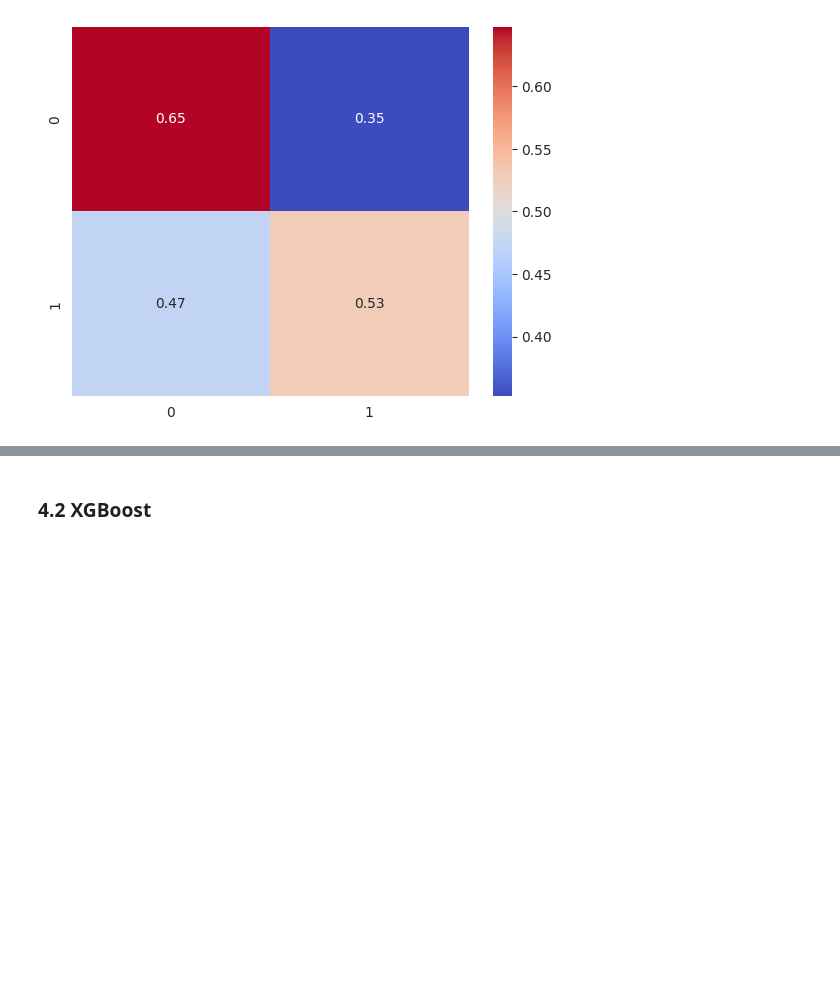
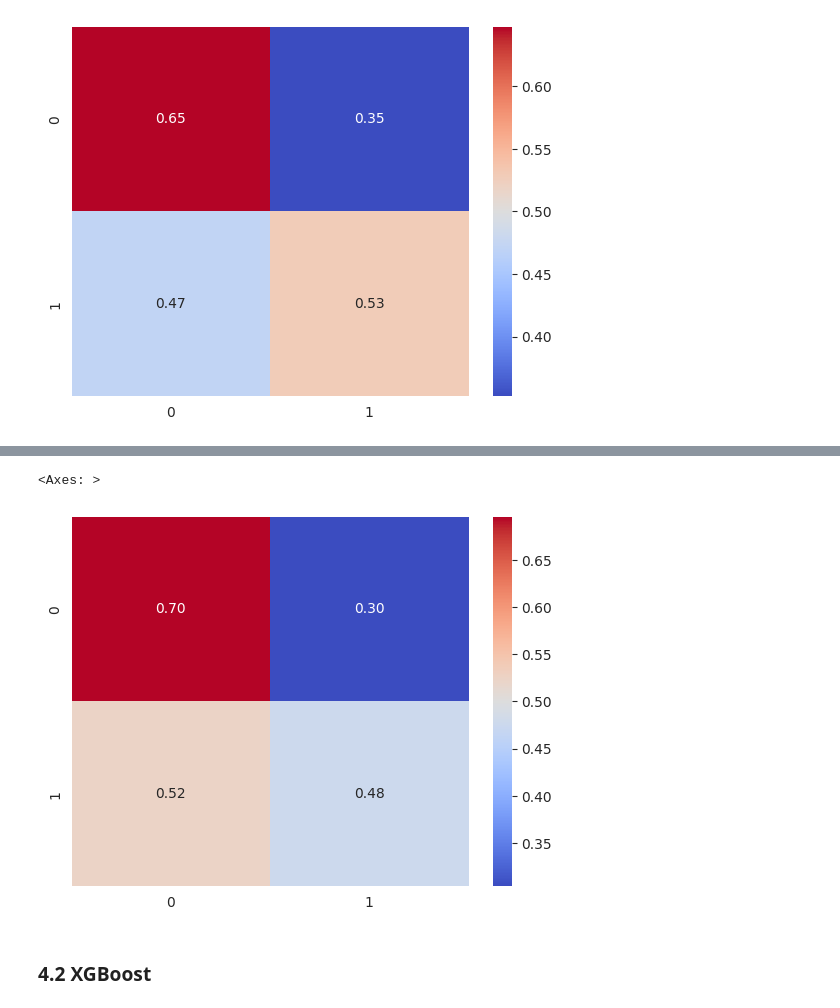
Before and after one commit to MechaMic38/unibs_mldm_diabetes, a Jupyter notebook: notebooks/feature_selection.ipynb, the cells around one changed output, grey strips where cells are left out. Saved outputs shown, nothing was run; the diff lists cells and outputs as text; code cells hidden in the pictures; blank space fills up the shorter version.

```diff
--- a/notebooks/feature_selection.ipynb
+++ b/notebooks/feature_selection.ipynb
@@ -216,0 +240,3 @@ plt.show()
+# %%
+y_train_pred = rf.predict(X_train_resampled[features])
+y_test_pred = rf.predict(X_test[features])
@@ -217,3 +264,9 @@ plt.show()
+# %%
+cm_rf = confusion_matrix(y_test, y_test_pred, normalize='true')
+sns.heatmap(cm_rf, annot=True, fmt=".2f", cmap='coolwarm')
+# %% [output]
+<Axes: >
+[figure, added]
 # %% [markdown]
 ### 4.2 XGBoost
 # %%
```
Also changed, not shown: parts of 72 cells of this notebook, 2 other files.
